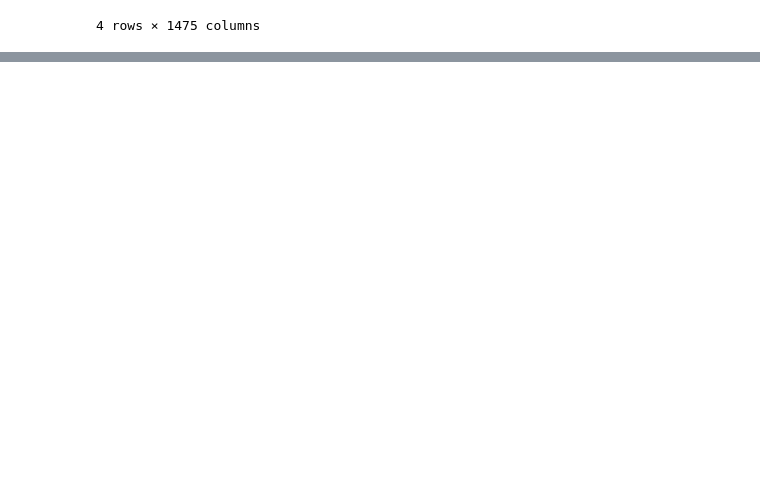
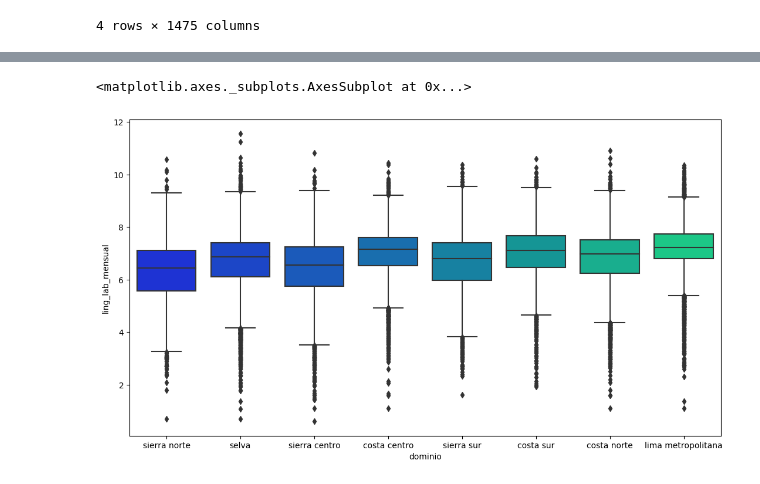
Before and after one commit to llukitas/Machine_Learning_Tutorial, a Jupyter notebook: 01_Regression/Regression_Mincer.ipynb, the cells around one changed output, grey strips where cells are left out. Drawn from its saved outputs; the diff is of its cells as text; code cells hidden in the pictures; blank space fills up the shorter version.

```diff
--- a/01_Regression/Regression_Mincer.ipynb
+++ b/01_Regression/Regression_Mincer.ipynb
@@ -55,0 +122,6 @@ df_mincer.head()
+# %%
+plt.figure(figsize=(13, 7))
+sns.boxplot(x='dominio',y='ling_lab_mensual',data=datareg,palette='winter')
+# %% [output]
+<matplotlib.axes._subplots.AxesSubplot at 0x...>
+[figure, added]
```
Also changed, not shown: parts of 32 cells of this notebook.
